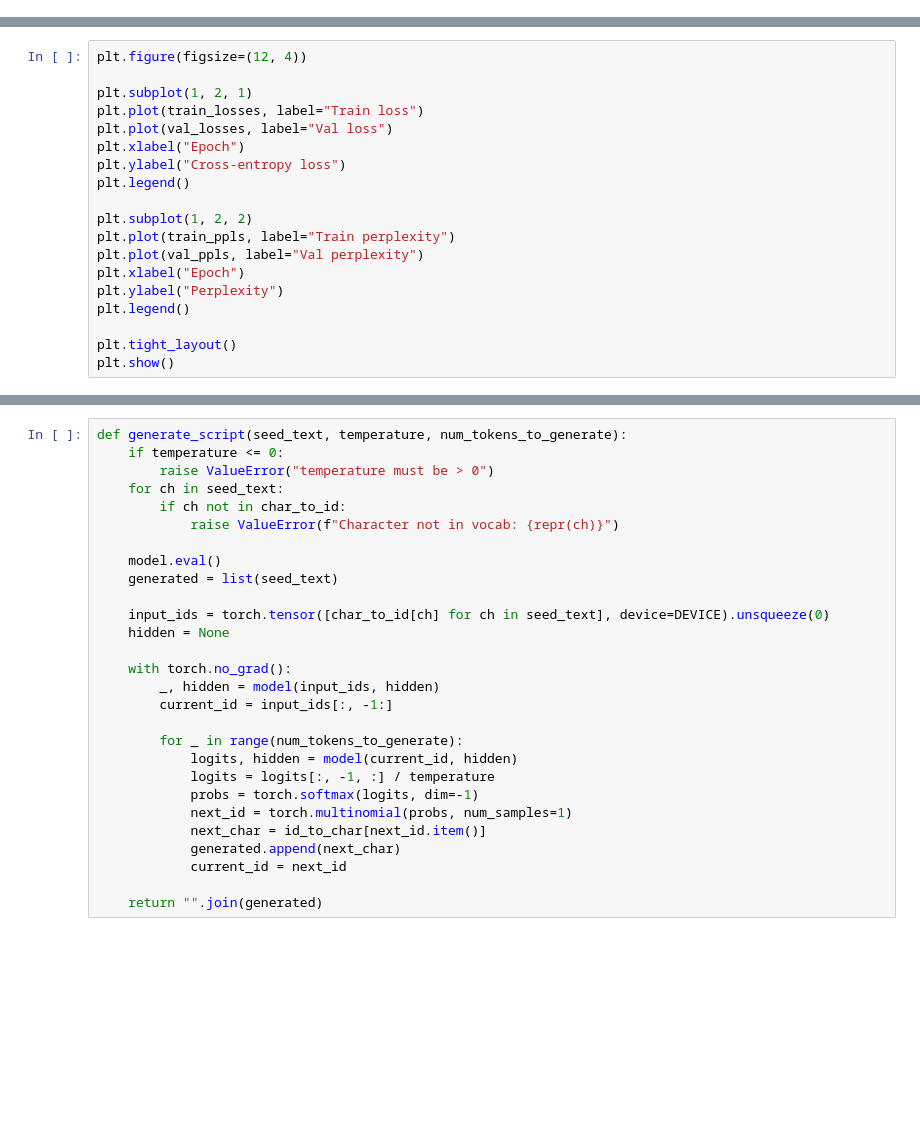
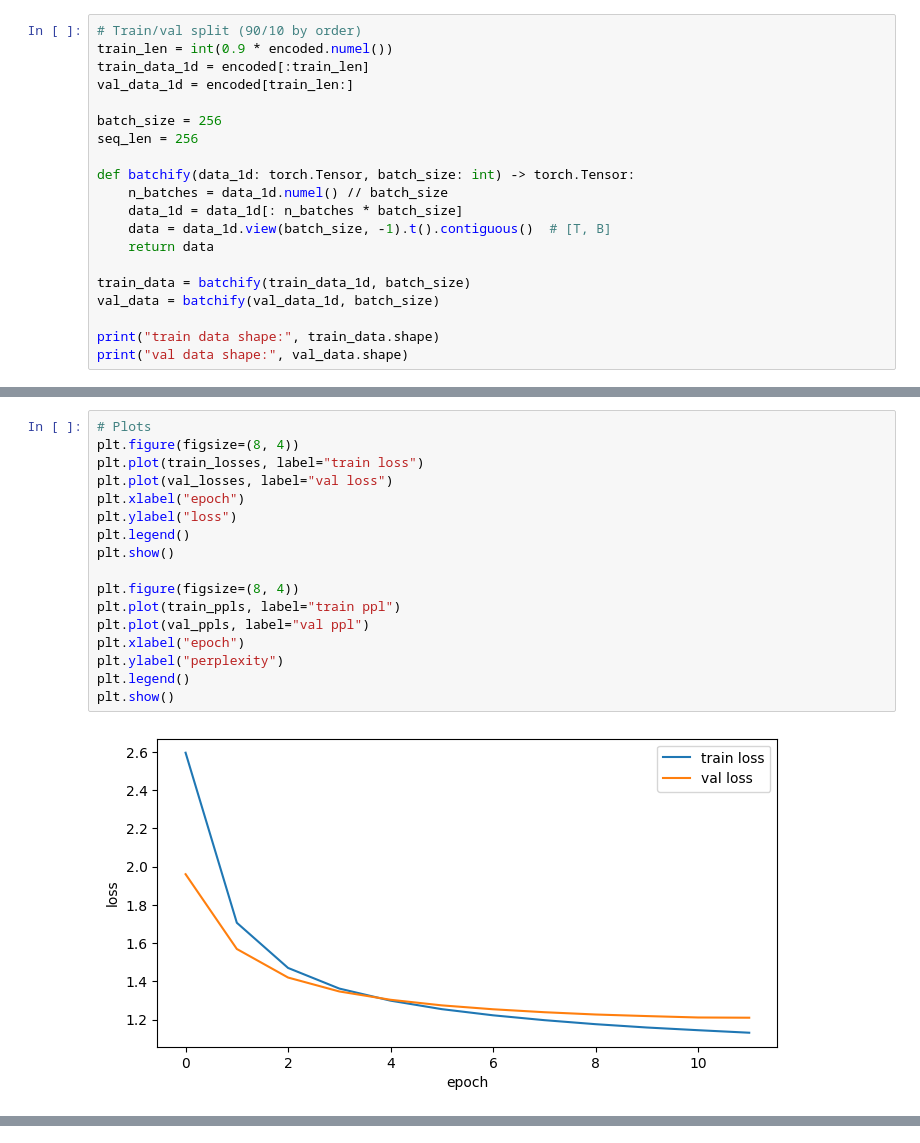
Before and after one commit to sooryas1233213/Cryptonite-RTP-Soorya, a Jupyter notebook: task phase 5/The_Office_Generator.ipynb, the cells around one changed output, grey strips where cells are left out. Drawn from its saved outputs; the diff is of its cells as text; blank space fills up the shorter version.

```diff
--- a/task phase 5/The_Office_Generator.ipynb
+++ b/task phase 5/The_Office_Generator.ipynb
@@ -181,0 +85,20 @@ print(f"Validation batches: {len(val_loader)}")
+# %%
+# Train/val split (90/10 by order)
+train_len = int(0.9 * encoded.numel())
+train_data_1d = encoded[:train_len]
+val_data_1d = encoded[train_len:]
+
+batch_size = 256
+seq_len = 256
+
+def batchify(data_1d: torch.Tensor, batch_size: int) -> torch.Tensor:
+    n_batches = data_1d.numel() // batch_size
+    data_1d = data_1d[: n_batches * batch_size]
+    data = data_1d.view(batch_size, -1).t().contiguous()  # [T, B]
+    return data
+
+train_data = batchify(train_data_1d, batch_size)
+val_data = batchify(val_data_1d, batch_size)
+
+print("train data shape:", train_data.shape)
+print("val data shape:", val_data.shape)
@@ -285,19 +244,19 @@ print("Expected final validation perplexity range: 2.5-3.5")
 # %%
-plt.figure(figsize=(12, 4))
+# Plots
+plt.figure(figsize=(8, 4))
+plt.plot(train_losses, label="train loss")
+plt.plot(val_losses, label="val loss")
+plt.xlabel("epoch")
+plt.ylabel("loss")
+plt.legend()
+plt.show()
 
-plt.subplot(1, 2, 1)
-plt.plot(train_losses, label="Train loss")
-plt.plot(val_losses, label="Val loss")
-plt.xlabel("Epoch")
-plt.ylabel("Cross-entropy loss")
+plt.figure(figsize=(8, 4))
+plt.plot(train_ppls, label="train ppl")
+plt.plot(val_ppls, label="val ppl")
+plt.xlabel("epoch")
+plt.ylabel("perplexity")
 plt.legend()
-
-plt.subplot(1, 2, 2)
-plt.plot(train_ppls, label="Train perplexity")
-plt.plot(val_ppls, label="Val perplexity")
-plt.xlabel("Epoch")
-plt.ylabel("Perplexity")
-plt.legend()
-
-plt.tight_layout()
 plt.show()
+# %% [output]
+[figure, added]
@@ -304,28 +263,0 @@ plt.show()
-# %%
-def generate_script(seed_text, temperature, num_tokens_to_generate):
-    if temperature <= 0:
-        raise ValueError("temperature must be > 0")
-    for ch in seed_text:
-        if ch not in char_to_id:
-            raise ValueError(f"Character not in vocab: {repr(ch)}")
-
-    model.eval()
-    generated = list(seed_text)
-
-    input_ids = torch.tensor([char_to_id[ch] for ch in seed_text], device=DEVICE).unsqueeze(0)
-    hidden = None
-
-    with torch.no_grad():
-        _, hidden = model(input_ids, hidden)
-        current_id = input_ids[:, -1:]
-
-        for _ in range(num_tokens_to_generate):
-            logits, hidden = model(current_id, hidden)
-            logits = logits[:, -1, :] / temperature
-            probs = torch.softmax(logits, dim=-1)
-            next_id = torch.multinomial(probs, num_samples=1)
-            next_char = id_to_char[next_id.item()]
-            generated.append(next_char)
-            current_id = next_id
-
-    return "".join(generated)
```
Also changed, not shown: parts of 18 cells of this notebook, 5 other files.
